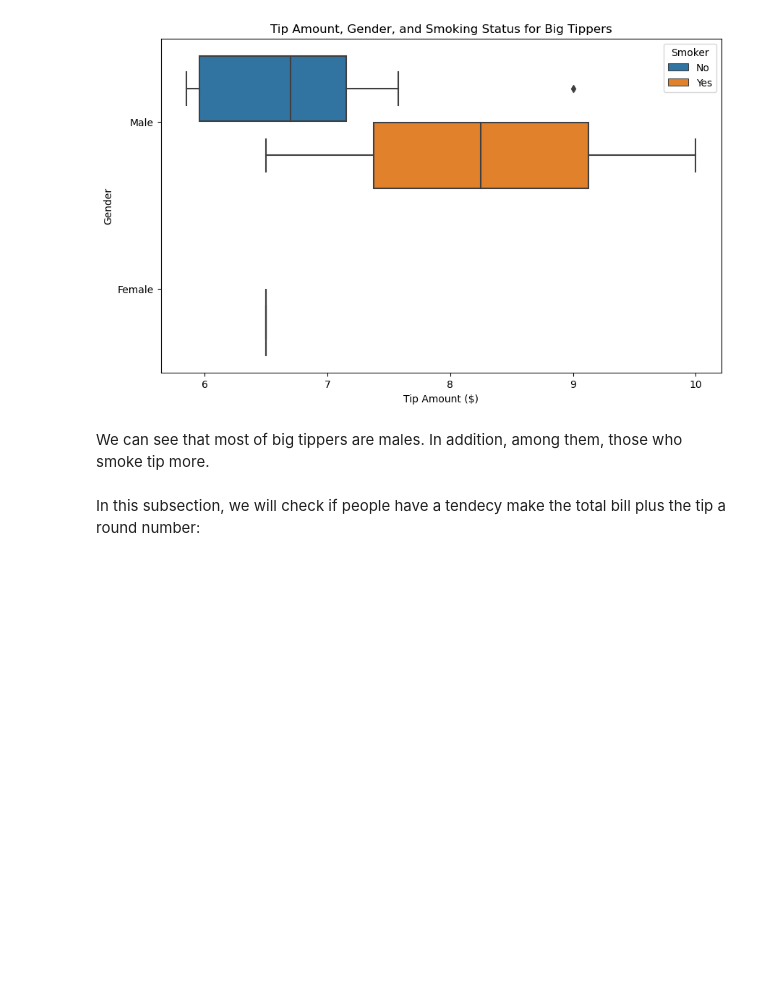
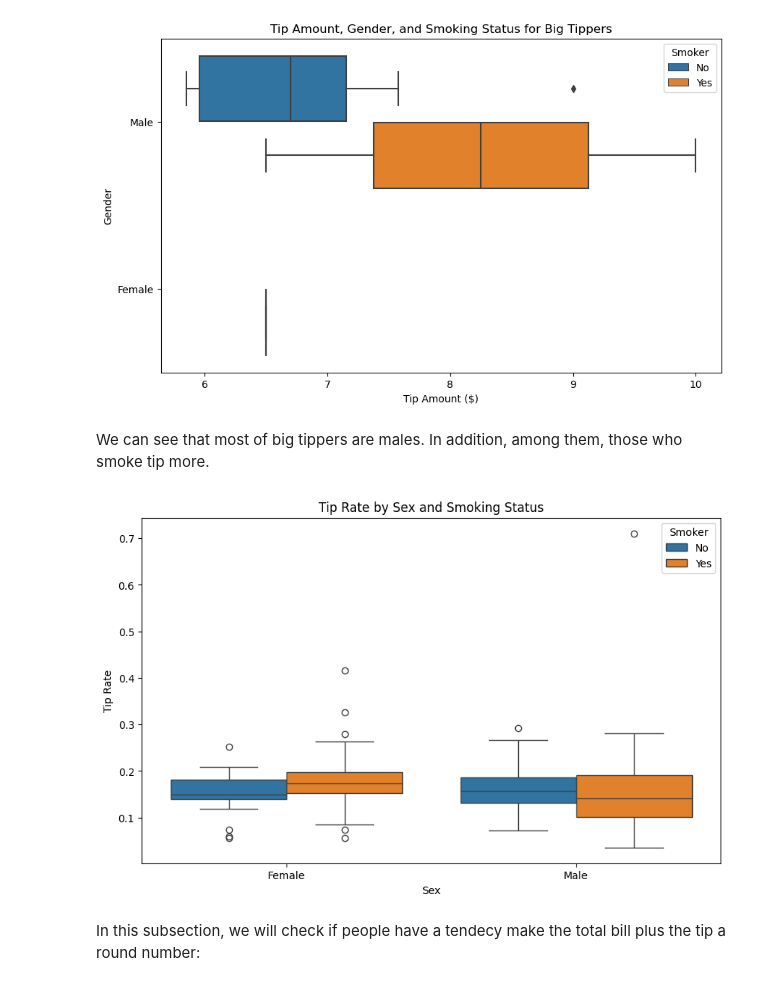
Before and after one commit to MariemMARZOUGUI/data-tips, a Jupyter notebook: TP_Tips.ipynb, the cells around one changed output. Cells and saved outputs as stored; diff of their text form; code cells hidden in the pictures; blank space fills up the shorter version.

```diff
--- a/TP_Tips.ipynb
+++ b/TP_Tips.ipynb
@@ -1132,6 +1147,20 @@ plt.show()
 [figure]
 # %% [markdown]
 We can see that most of big tippers are males. In addition, among them, those who smoke tip more.
+# %%
+# Filter data for only female smokers, female non-smokers, male smokers, and male non-smokers
+filtered_data = data_tips[(data_tips['sex'].isin(['Female', 'Male'])) & (data_tips['smoker'].isin(['Yes', 'No']))]
+
+# Create a boxplot
+plt.figure(figsize=(10, 6))
+sns.boxplot(data=filtered_data, x='sex', y='tip_rate', hue='smoker')
+plt.xlabel('Sex')
+plt.ylabel('Tip Rate')
+plt.title('Tip Rate by Sex and Smoking Status')
+plt.legend(title='Smoker')
+plt.show()
+# %% [output]
+[figure, added]
 # %% [markdown]
 In this subsection, we will check if people have a tendecy make the total bill plus the tip a round number:
 # %%
```
Also changed, not shown: parts of 4 cells of this notebook.
